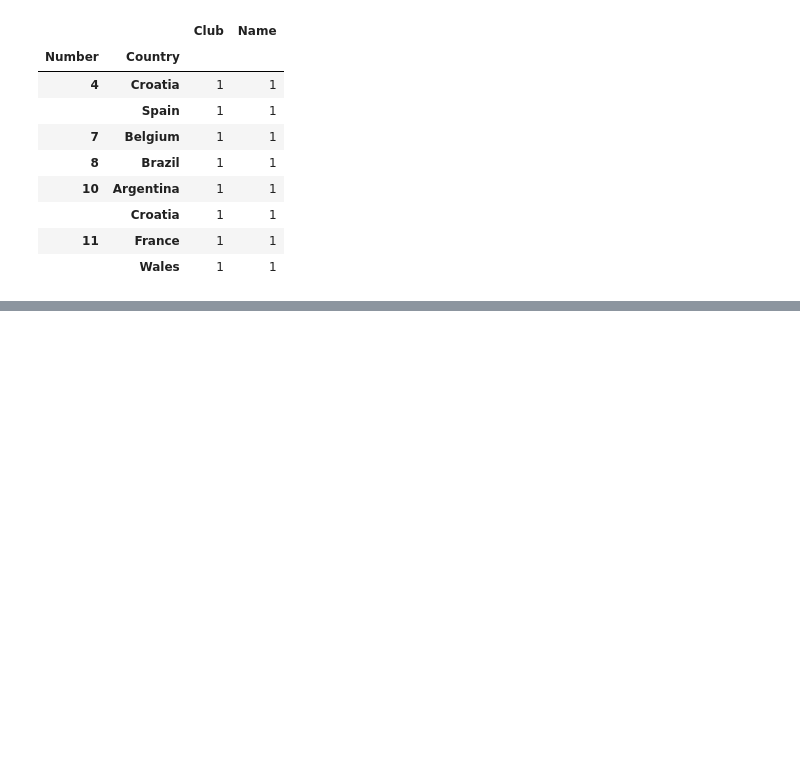
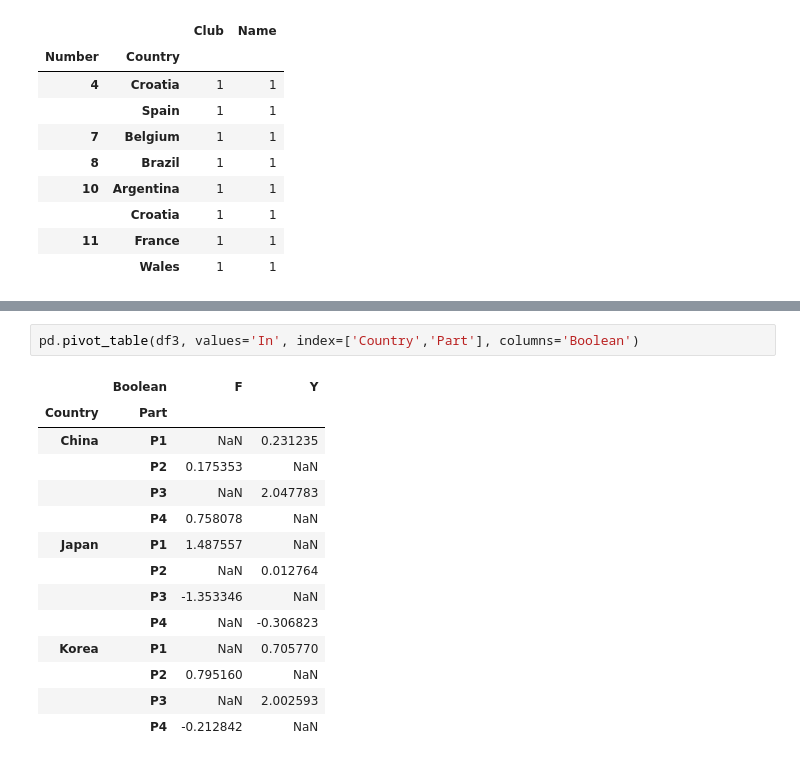
Before and after one commit to galaxy1014/ML_module_summary, a Jupyter notebook: Pandas/Chapter0_Summary/Chapter0.ipynb, the cells around one changed output, grey strips where cells are left out. Saved outputs shown, nothing was run; the diff lists cells and outputs as text; blank space fills up the shorter version.

```diff
--- a/Pandas/Chapter0_Summary/Chapter0.ipynb
+++ b/Pandas/Chapter0_Summary/Chapter0.ipynb
@@ -783,0 +924,17 @@ df.groupby(['Number','Country']).count()
+# %%
+pd.pivot_table(df3, values='In', index=['Country','Part'], columns='Boolean')
+# %% [output]
+|  | Boolean | F | Y |
+| Country | Part |  |  |
+| China | P1 | NaN | 0.231235 |
+|  | P2 | 0.175353 | NaN |
+|  | P3 | NaN | 2.047783 |
+|  | P4 | 0.758078 | NaN |
+| Japan | P1 | 1.487557 | NaN |
+|  | P2 | NaN | 0.012764 |
+|  | P3 | -1.353346 | NaN |
+|  | P4 | NaN | -0.306823 |
+| Korea | P1 | NaN | 0.705770 |
+|  | P2 | 0.795160 | NaN |
+|  | P3 | NaN | 2.002593 |
+|  | P4 | -0.212842 | NaN |
```
Also changed, not shown: parts of 13 cells of this notebook.
